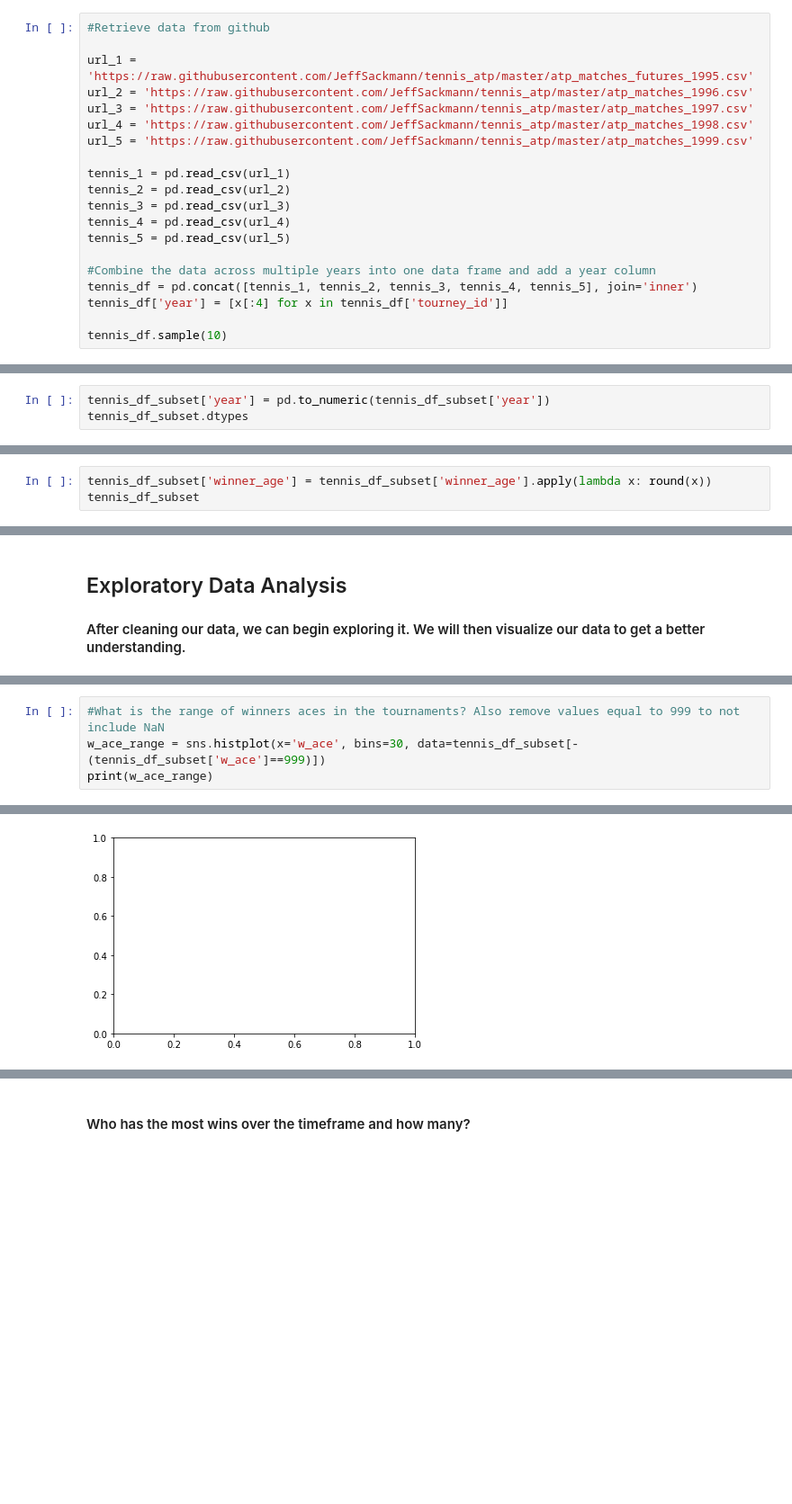
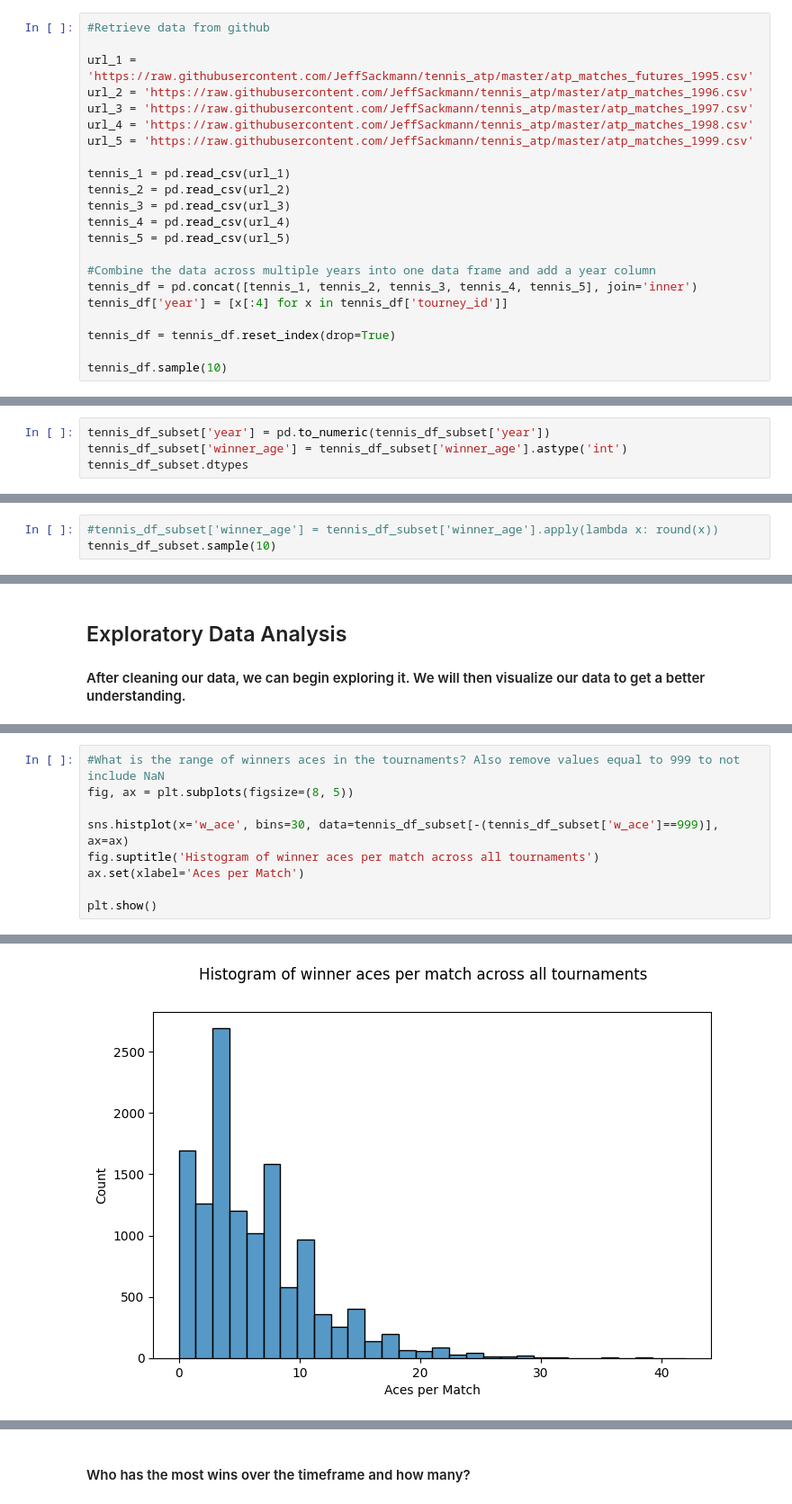
Before and after one commit to spencer130/COMP4447_FinalProject, a Jupyter notebook: FinalProject_Tennis.ipynb, the cells around one changed output, grey strips where cells are left out. Shown at 90% size. Cells and saved outputs as stored; diff of their text form; blank space fills up the shorter version.

Commit message:
Added background and chart elements
Added background information to multiple sections and updated some chart elements.

```diff
--- a/FinalProject_Tennis.ipynb
+++ b/FinalProject_Tennis.ipynb
@@ -50,6 +52,8 @@ tennis_5 = pd.read_csv(url_5)
 tennis_df = pd.concat([tennis_1, tennis_2, tennis_3, tennis_4, tennis_5], join='inner')
 tennis_df['year'] = [x[:4] for x in tennis_df['tourney_id']]
 
+tennis_df = tennis_df.reset_index(drop=True)
+
 tennis_df.sample(10)
 # %% [output]
 |  | tourney_id | tourney_name | surface | draw_size | tourney_level | tourney_date | match_num | winner_id | ... |
@@ -172,5 +189,6 @@ dtype: object
 # %%
 tennis_df_subset['year'] = pd.to_numeric(tennis_df_subset['year'])
+tennis_df_subset['winner_age'] = tennis_df_subset['winner_age'].astype('int')
 tennis_df_subset.dtypes
 # %% [output]
 tourney_name     object
@@ -195,5 +211,5 @@ dtype: object
 # %%
-tennis_df_subset['winner_age'] = tennis_df_subset['winner_age'].apply(lambda x: round(x))
-tennis_df_subset
+#tennis_df_subset['winner_age'] = tennis_df_subset['winner_age'].apply(lambda x: round(x))
+tennis_df_subset.sample(10)
 # %% [output]
 |  | tourney_name | surface | winner_id | winner_name | winner_seed | winner_rank | winner_hand | w_ace | ... |
@@ -222,5 +238,10 @@ print(len(tournament_names))
 # %%
 #What is the range of winners aces in the tournaments? Also remove values equal to 999 to not include NaN
-w_ace_range = sns.histplot(x='w_ace', bins=30, data=tennis_df_subset[-(tennis_df_subset['w_ace']==999)])
-print(w_ace_range)
+fig, ax = plt.subplots(figsize=(8, 5))
+
+sns.histplot(x='w_ace', bins=30, data=tennis_df_subset[-(tennis_df_subset['w_ace']==999)], ax=ax)
+fig.suptitle('Histogram of winner aces per match across all tournaments')
+ax.set(xlabel='Aces per Match')
+
+plt.show()
 # %% [output]
@@ -228 +248 @@ ValueError: cannot reindex from a duplicate axis
-[figure, old version]
+[figure, new version]
```
Also changed, not shown: parts of 56 cells of this notebook.
